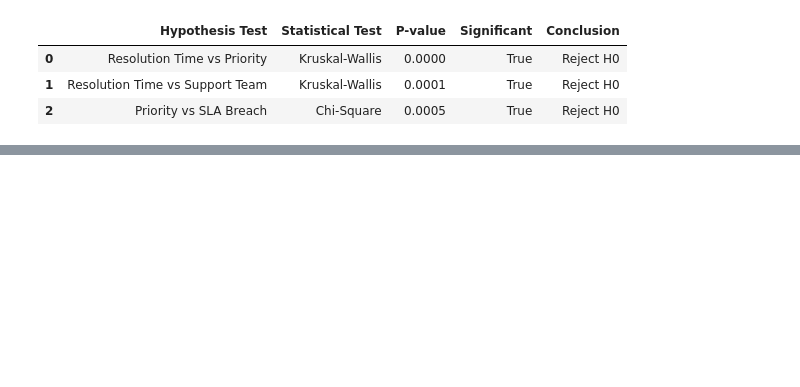
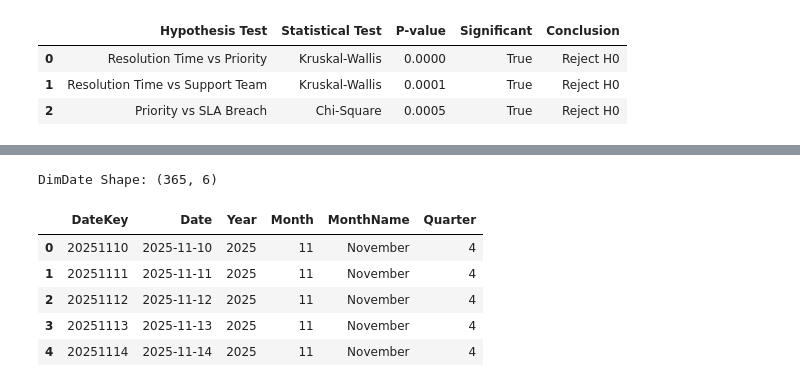
Before and after one commit to ctr-code/fix-it-at-work, a Jupyter notebook: data-analytics/EDA/EDA.ipynb, the cells around one changed output, grey strips where cells are left out. Saved outputs shown, nothing was run; the diff lists cells and outputs as text; code cells hidden in the pictures; blank space fills up the shorter version.

```diff
--- a/data-analytics/EDA/EDA.ipynb
+++ b/data-analytics/EDA/EDA.ipynb
@@ -1469,0 +1193,48 @@ not be interpreted as validated real-world results.
+# %%
+# 6.3 Create Date Dimension
+
+# Convert reporting dates to datetime
+reported_dates = pd.to_datetime(
+    df["Date Reported"],
+    errors="coerce"
+)
+
+# Create a continuous date range
+date_range = pd.date_range(
+    start=reported_dates.min().normalize(),
+    end=reported_dates.max().normalize(),
+    freq="D"
+)
+
+# Create DimDate
+dim_date = pd.DataFrame({
+    "Date": date_range
+})
+
+# Create DateKey in YYYYMMDD format
+dim_date["DateKey"] = (
+    dim_date["Date"].dt.strftime("%Y%m%d").astype(int)
+)
+
+# Add date attributes
+dim_date["Year"] = dim_date["Date"].dt.year
+dim_date["Month"] = dim_date["Date"].dt.month
+dim_date["MonthName"] = dim_date["Date"].dt.month_name()
+dim_date["Quarter"] = dim_date["Date"].dt.quarter
+
+# Arrange columns
+dim_date = dim_date[
+    ["DateKey", "Date", "Year", "Month", "MonthName", "Quarter"]
+]
+
+print("DimDate Shape:", dim_date.shape)
+
+display(dim_date.head())
+# %% [output]
+DimDate Shape: (365, 6)
+|  | DateKey | Date | Year | Month | MonthName | Quarter |
+| 0 | 20251110 | 2025-11-10 | 2025 | 11 | November | 4 |
+| 1 | 20251111 | 2025-11-11 | 2025 | 11 | November | 4 |
+| 2 | 20251112 | 2025-11-12 | 2025 | 11 | November | 4 |
+| 3 | 20251113 | 2025-11-13 | 2025 | 11 | November | 4 |
+| 4 | 20251114 | 2025-11-14 | 2025 | 11 | November | 4 |
```
Also changed, not shown: parts of 45 cells of this notebook, 1 other file.
